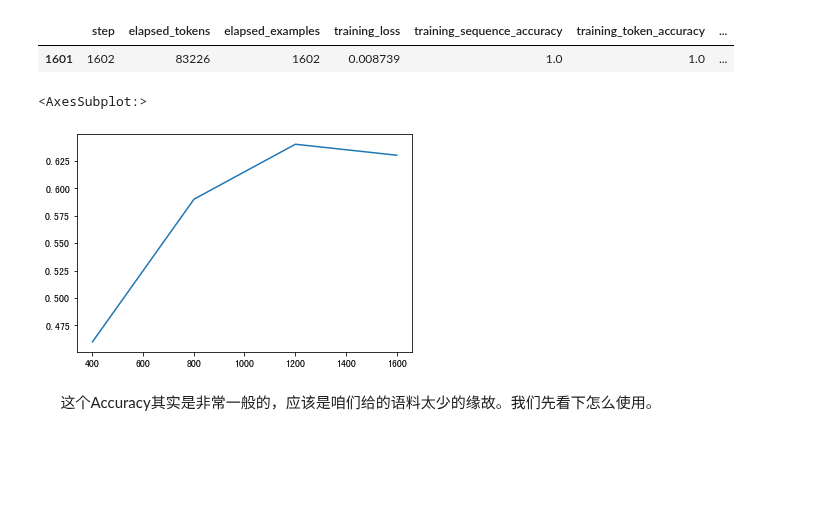
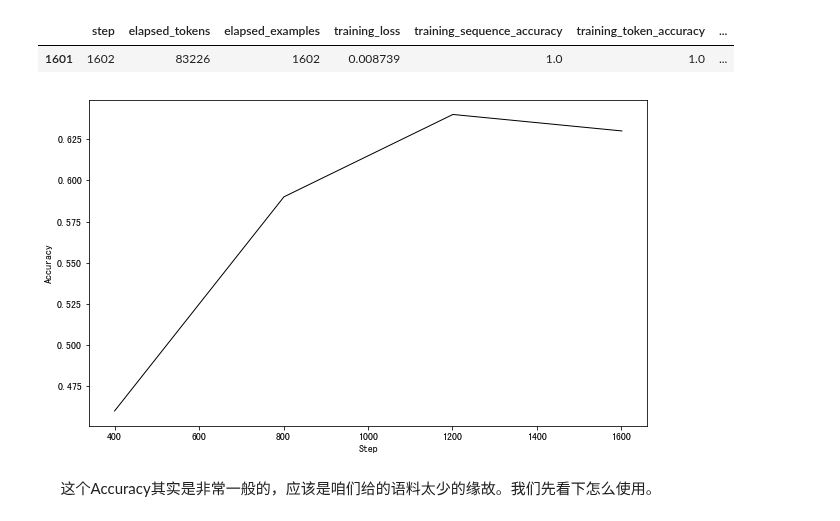
Before and after one commit to datawhalechina/hugging-llm, a Jupyter notebook: content/ChatGPT使用指南——句词分类.ipynb, the cells around one changed output. Drawn from its saved outputs; the diff is of its cells as text; code cells hidden in the pictures; blank space fills up the shorter version.

```diff
--- a/content/ChatGPT使用指南——句词分类.ipynb
+++ b/content/ChatGPT使用指南——句词分类.ipynb
@@ -1259,7 +1262,4 @@ metric[metric['classification/accuracy'].notnull()].tail(1)
 |  | step | elapsed_tokens | elapsed_examples | training_loss | training_sequence_accuracy | training_token_accuracy | ... |
 | 1601 | 1602 | 83226 | 1602 | 0.008739 | 1.0 | 1.0 | ... |
 # %%
-metric[metric['classification/accuracy'].notnull()]['classification/accuracy'].plot()
+step_acc = metric[metric['classification/accuracy'].notnull()]['classification/accuracy']#.reset_index()
-# %% [output]
-<AxesSubplot:>
-[figure, removed]
@@ -1265,0 +1269,8 @@ metric[metric['classification/accuracy'].notnull()]['classification/accuracy'].p
+# %%
+import matplotlib.pyplot as plt
+fig, ax = plt.subplots(nrows=1, ncols=1, figsize=(10 ,6))
+ax.plot(step_acc.index, step_acc.values, "k-", lw=1, alpha=1.0)
+ax.set_xlabel("Step")
+ax.set_ylabel("Accuracy");
+# %% [output]
+[figure, added]
```
Also changed, not shown: parts of 7 cells of this notebook, 6 other files.
